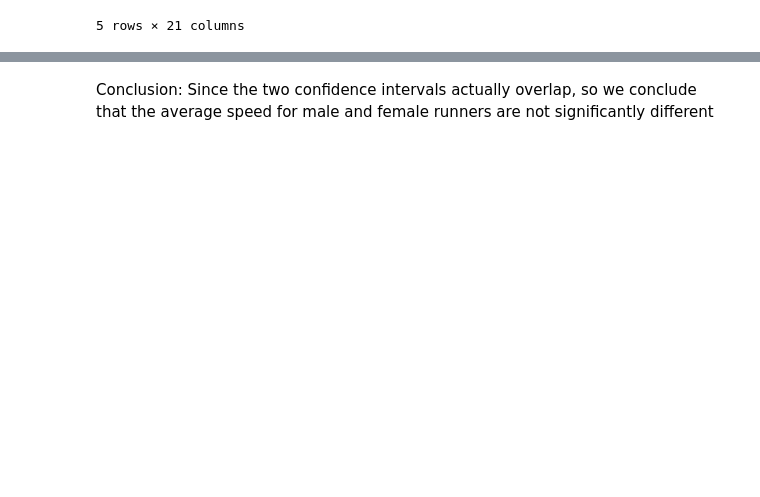
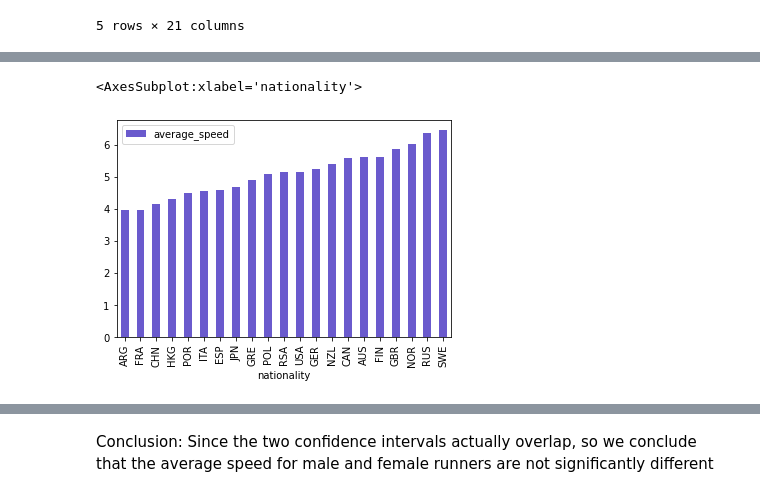
Before and after one commit to julieou/216-project, a Jupyter notebook: EDA.ipynb, the cells around one changed output, grey strips where cells are left out. Saved outputs shown, nothing was run; the diff lists cells and outputs as text; code cells hidden in the pictures; blank space fills up the shorter version.

```diff
--- a/EDA.ipynb
+++ b/EDA.ipynb
@@ -48,0 +85,12 @@ merged.head()
+# %%
+# Compare Average Speeds for countries with at least 100 top 10 runners
+
+df_100_inner = merged.merge(df_100, on = "nationality")
+
+df_100_inner_avg_speed = df_100_inner.groupby("nationality")["average_speed"].mean("average_speed").sort_values()
+df_100_inner_avg_speed = pd.DataFrame(df_100_inner_avg_speed)
+
+df_100_inner_avg_speed.reset_index().plot(x='nationality', y='average_speed', kind = "bar", color = "slateblue")
+# %% [output]
+<AxesSubplot:xlabel='nationality'>
+[figure, added]
```
Also changed, not shown: parts of 9 cells of this notebook.
